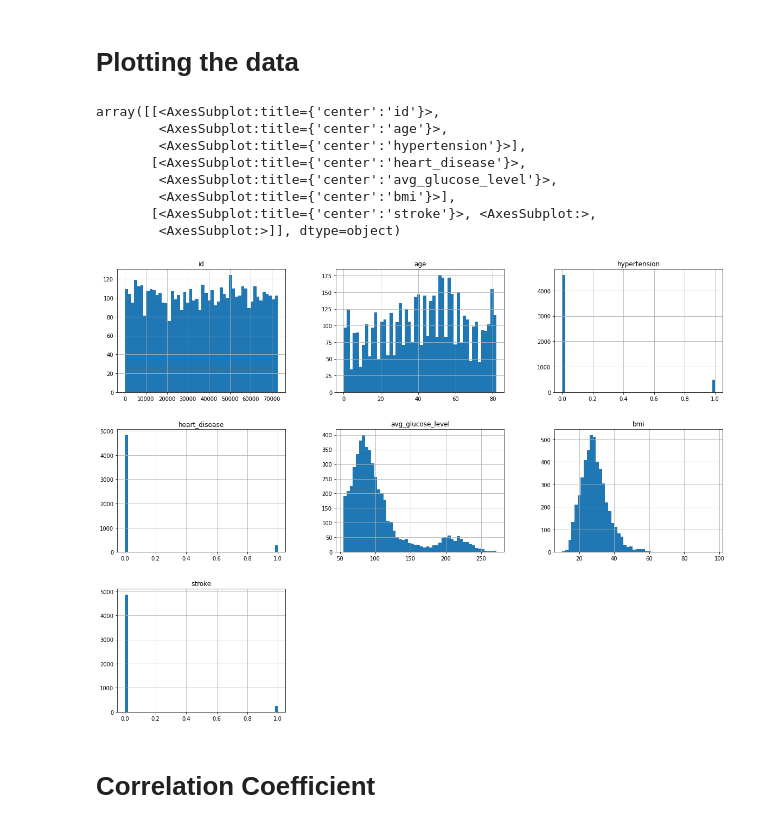
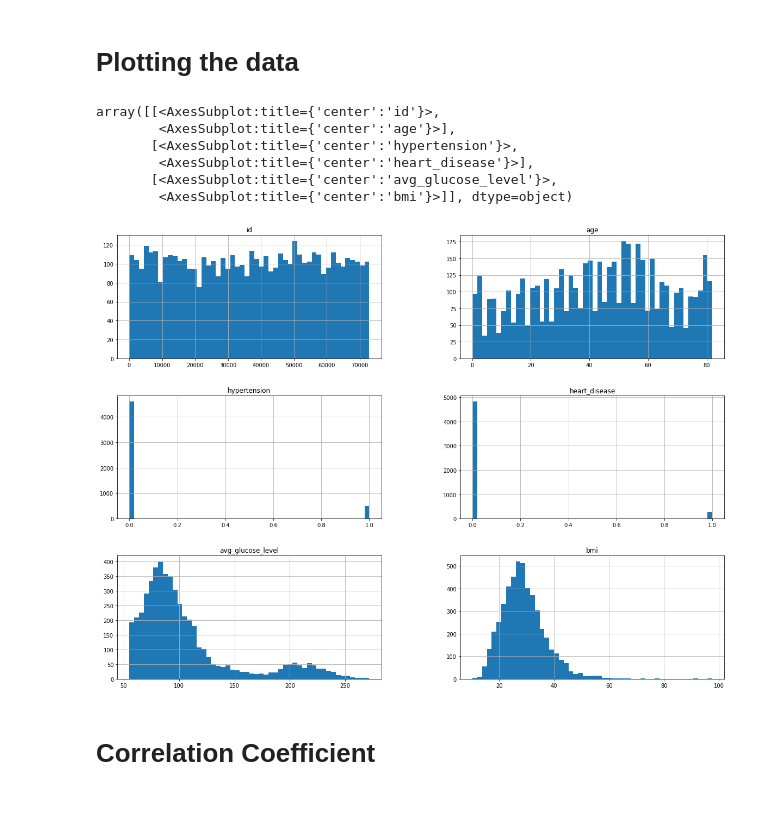
Before and after one commit to Shahr1ar/Hypertension, a Jupyter notebook: Stroke prediction.ipynb, the cells around one changed output. Cells and saved outputs as stored; diff of their text form; code cells hidden in the pictures.

```diff
--- a/Stroke prediction.ipynb
+++ b/Stroke prediction.ipynb
@@ -46,20 +46,20 @@ memory usage: 379.3+ KB
 %matplotlib inline
 # %%
 import matplotlib.pyplot as plt
+# %%
+datasetAgainstStroke = dataset.drop(['stroke'],axis = 1)
 # %% [markdown]
 # Plotting the data
 # %%
-dataset.hist(bins=50, figsize = (20,15))
+datasetAgainstStroke.hist(bins=50, figsize = (20,15))
 # %% [output]
 array([[<AxesSubplot:title={'center':'id'}>,
-        <AxesSubplot:title={'center':'age'}>,
-        <AxesSubplot:title={'center':'hypertension'}>],
-       [<AxesSubplot:title={'center':'heart_disease'}>,
-        <AxesSubplot:title={'center':'avg_glucose_level'}>,
-        <AxesSubplot:title={'center':'bmi'}>],
-       [<AxesSubplot:title={'center':'stroke'}>, <AxesSubplot:>,
-        <AxesSubplot:>]], dtype=object)
+        <AxesSubplot:title={'center':'age'}>],
+       [<AxesSubplot:title={'center':'hypertension'}>,
+        <AxesSubplot:title={'center':'heart_disease'}>],
+       [<AxesSubplot:title={'center':'avg_glucose_level'}>,
+        <AxesSubplot:title={'center':'bmi'}>]], dtype=object)
-[figure, old version]
+[figure, new version]
 # %% [markdown]
 # Correlation Coefficient
 # %%
```
Also changed, not shown: parts of 10 cells of this notebook.
